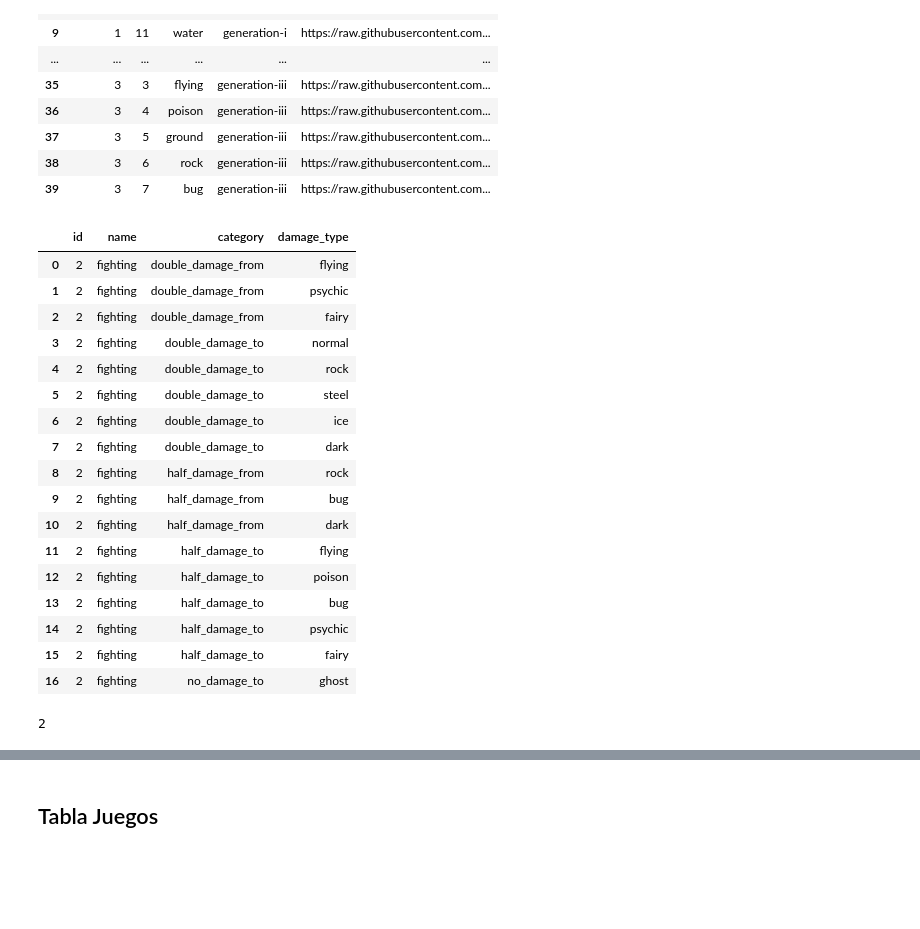
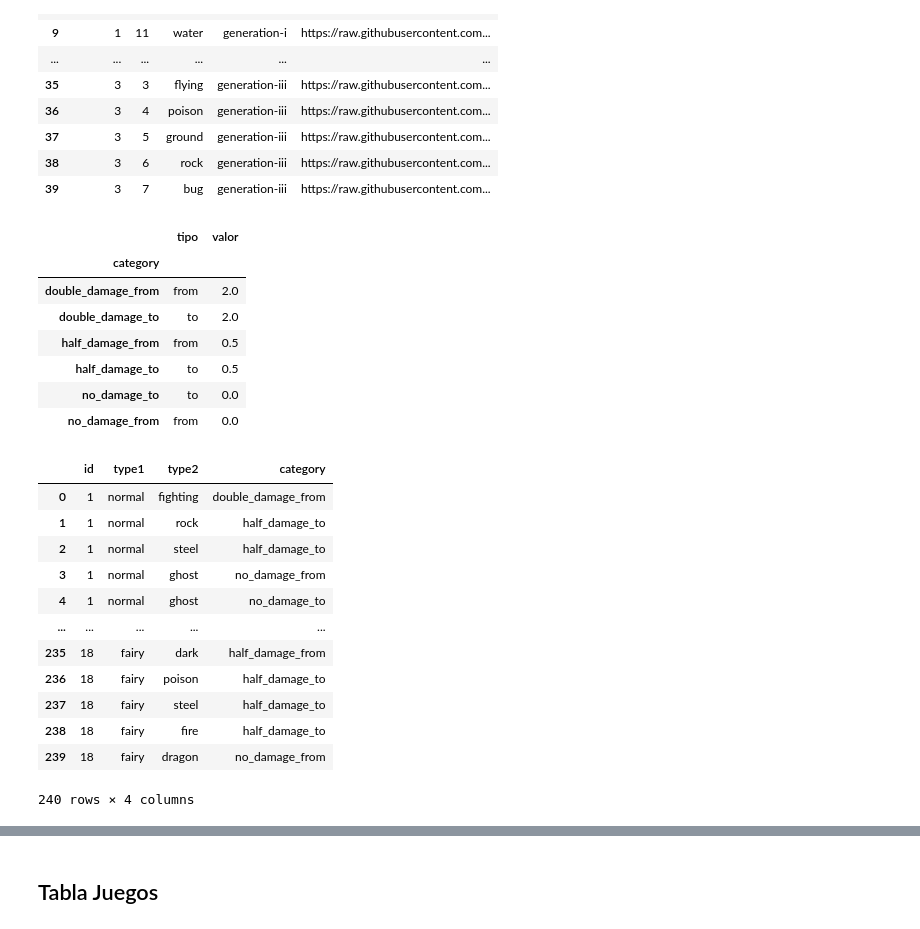
Before and after one commit to ADavid096/pokeproject, a Jupyter notebook: Script_infoDB.ipynb, the cells around one changed output, grey strips where cells are left out. Saved outputs shown, nothing was run; the diff lists cells and outputs as text; code cells hidden in the pictures; blank space fills up the shorter version.

```diff
--- a/Script_infoDB.ipynb
+++ b/Script_infoDB.ipynb
@@ -414,44 +414,48 @@ cat_multiplicador = [{"category":"double_damage_from","valor":0.5},{"category":"
+# %%
+mapa_multiplicador = pd.DataFrame(cat_multiplicador)
+mapa_multiplicador = mapa_multiplicador.set_index("category")
+mapa_multiplicador
+# %% [output]
+|  | tipo | valor |
+| category |  |  |
+| double_damage_from | from | 2.0 |
+| double_damage_to | to | 2.0 |
+| half_damage_from | from | 0.5 |
+| half_damage_to | to | 0.5 |
+| no_damage_to | to | 0.0 |
+| no_damage_from | from | 0.0 |
 # %%
 #Pendiente Efectividades
 lista_efectividad=[]
-dic_efectividad={}
-url = "https://pokeapi.co/api/v2/type/2/"
-response = requests.get(url)
-data = response.json()
-claves = list(data["damage_relations"].keys())#"past_damage_relations"
-efectividades = data["damage_relations"].values()
-contador = 0
-for i in efectividades:
-  for j in i:
-    dic_efectividad["id"] = data["id"]
-    dic_efectividad["name"] = data["name"]
-    dic_efectividad["category"] = claves[contador]
-    dic_efectividad["damage_type"] = j["name"]
-    lista_efectividad.append(dic_efectividad)
-    dic_efectividad={}
-  contador = contador + 1
+for url in urls_tipos:
+  dic_efectividad={}
+  response = requests.get(url)
+  data = response.json()
+  claves = list(data["damage_relations"].keys())#"past_damage_relations"
+  efectividades = data["damage_relations"].values()
+  contador = 0
+  for i in efectividades:
+    for j in i:
+      dic_efectividad["id"] = data["id"]
+      dic_efectividad["type1"] = data["name"]
+      dic_efectividad["type2"] = j["name"]
+      dic_efectividad["category"] = claves[contador]
+      lista_efectividad.append(dic_efectividad)
+      dic_efectividad={}
+    contador = contador + 1
 df_tabla_efectividad = pd.DataFrame(lista_efectividad)
 df_tabla_efectividad
 # %% [output]
-|  | id | name | category | damage_type |
-| 0 | 2 | fighting | double_damage_from | flying |
-| 1 | 2 | fighting | double_damage_from | psychic |
-| 2 | 2 | fighting | double_damage_from | fairy |
-| 3 | 2 | fighting | double_damage_to | normal |
-| 4 | 2 | fighting | double_damage_to | rock |
-| 5 | 2 | fighting | double_damage_to | steel |
-| 6 | 2 | fighting | double_damage_to | ice |
-| 7 | 2 | fighting | double_damage_to | dark |
-| 8 | 2 | fighting | half_damage_from | rock |
-| 9 | 2 | fighting | half_damage_from | bug |
-| 10 | 2 | fighting | half_damage_from | dark |
-| 11 | 2 | fighting | half_damage_to | flying |
-| 12 | 2 | fighting | half_damage_to | poison |
-| 13 | 2 | fighting | half_damage_to | bug |
-| 14 | 2 | fighting | half_damage_to | psychic |
-| 15 | 2 | fighting | half_damage_to | fairy |
-| 16 | 2 | fighting | no_damage_to | ghost |
+|  | id | type1 | type2 | category |
+| 0 | 1 | normal | fighting | double_damage_from |
+| 1 | 1 | normal | rock | half_damage_to |
+| 2 | 1 | normal | steel | half_damage_to |
+| 3 | 1 | normal | ghost | no_damage_from |
+| 4 | 1 | normal | ghost | no_damage_to |
+| ... | ... | ... | ... | ... |
+| 235 | 18 | fairy | dark | half_damage_from |
+| 236 | 18 | fairy | poison | half_damage_to |
+| 237 | 18 | fairy | steel | half_damage_to |
+| 238 | 18 | fairy | fire | half_damage_to |
+| 239 | 18 | fairy | dragon | no_damage_from |
+240 rows × 4 columns
-# %%
-data["id"]
-# %% [output]
-2
```
Also changed, not shown: parts of 6 cells of this notebook.
